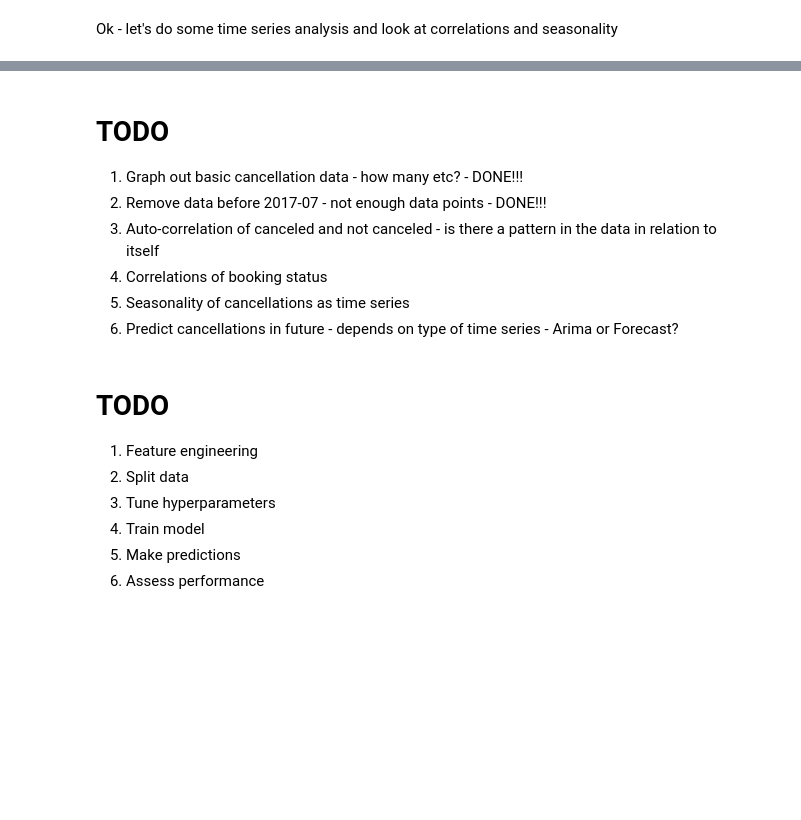
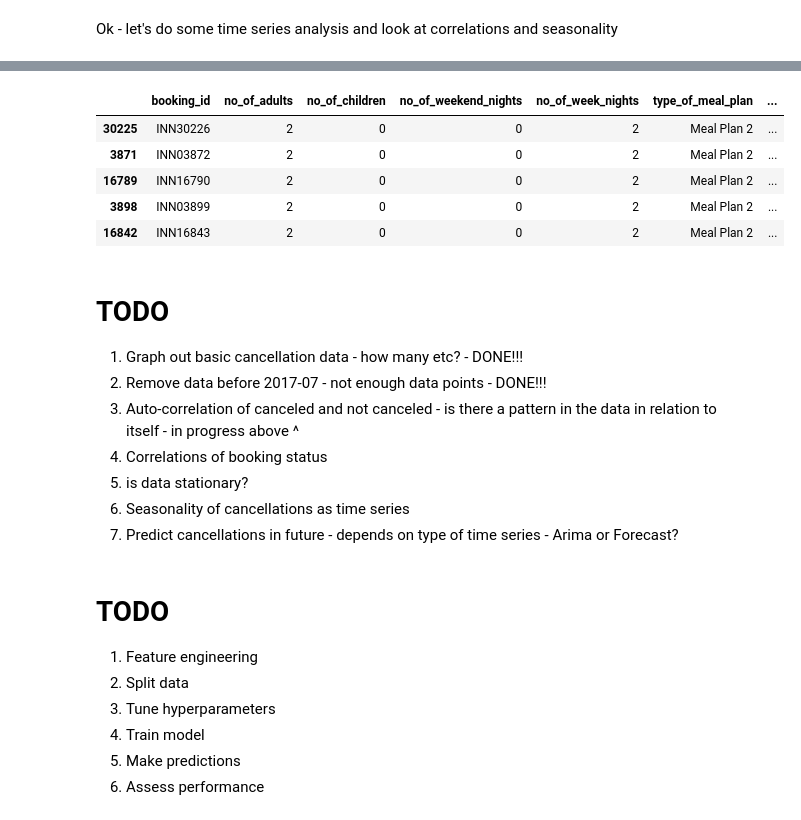
Before and after one commit to dtt101/alchemy, a Jupyter notebook: notebooks/competition-hotels.ipynb, the cells around one changed output, grey strips where cells are left out. Drawn from its saved outputs; the diff is of its cells as text; code cells hidden in the pictures; blank space fills up the shorter version.

```diff
--- a/notebooks/competition-hotels.ipynb
+++ b/notebooks/competition-hotels.ipynb
@@ -436,10 +450,22 @@ plt.show()
+# %%
+# sort hotels by date
+hotels = hotels.sort_values('date')
+hotels.head()
+# %% [output]
+|  | booking_id | no_of_adults | no_of_children | no_of_weekend_nights | no_of_week_nights | type_of_meal_plan | ... |
+| 30225 | INN30226 | 2 | 0 | 0 | 2 | Meal Plan 2 | ... |
+| 3871 | INN03872 | 2 | 0 | 0 | 2 | Meal Plan 2 | ... |
+| 16789 | INN16790 | 2 | 0 | 0 | 2 | Meal Plan 2 | ... |
+| 3898 | INN03899 | 2 | 0 | 0 | 2 | Meal Plan 2 | ... |
+| 16842 | INN16843 | 2 | 0 | 0 | 2 | Meal Plan 2 | ... |
 # %% [markdown]
 # TODO
 
 1. Graph out basic cancellation data - how many etc? - DONE!!!
 1. Remove data before 2017-07 - not enough data points - DONE!!!
-1. Auto-correlation of canceled and not canceled - is there a pattern in the data in relation to itself
+1. Auto-correlation of canceled and not canceled - is there a pattern in the data in relation to itself - in progress above ^
 1. Correlations of booking status
+1. is data stationary?
 1. Seasonality of cancellations as time series
 1. Predict cancellations in future - depends on type of time series - Arima or Forecast?
 # %% [markdown]
```
Also changed, not shown: parts of 3 cells of this notebook.
